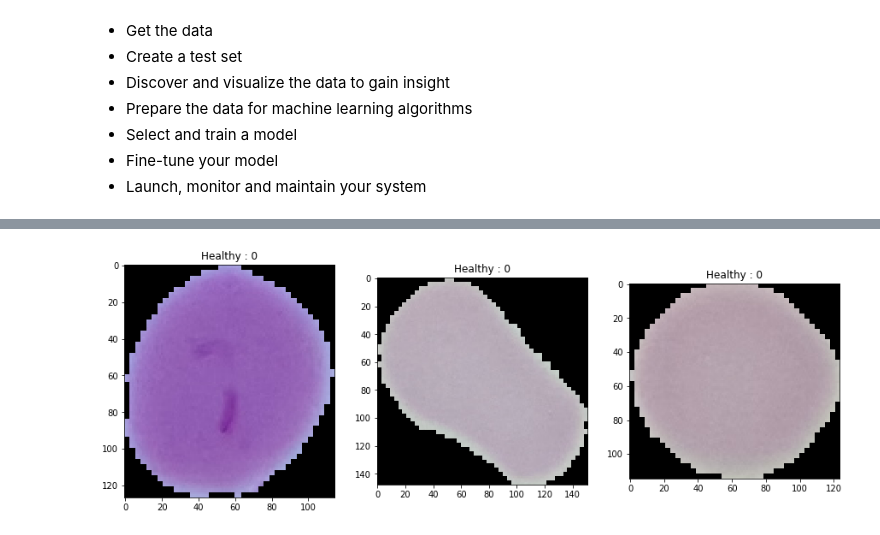
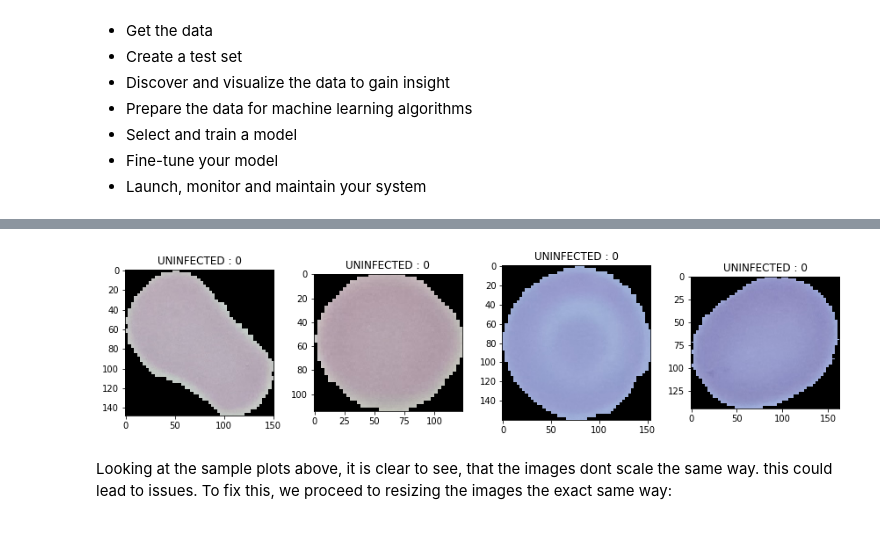
Before and after one commit to OscarPradel/Malaria_J3, a Jupyter notebook: bestSoFar.ipynb, the cells around one changed output, grey strips where cells are left out. Drawn from its saved outputs; the diff is of its cells as text; code cells hidden in the pictures.

```diff
--- a/bestSoFar.ipynb
+++ b/bestSoFar.ipynb
@@ -46,0 +37,11 @@ print(healthy_cells[:2])
+# %%
+#We create two arrays to contain our infected and non-infected images respectively
+parasitized_data = os.listdir('/Users/oscarp/Documents/Malaria_J3/cell_images/Parasitized')
+
+print(parasitized_data[:10]) #the output we get are the .png files
+
+uninfected_data = os.listdir('/Users/oscarp/Documents/Malaria_J3/cell_images/Uninfected')
+
+
+print('\n')
+print(uninfected_data[:10])
@@ -49,10 +55,10 @@ To better understand the difference between the .pmg images of the infected and
 # %%
-
-plt.figure(figsize = (15,15)
-for i in range(3):
-    plt.subplot(1, 3, i+1)
-    img = cv2.imread('/Users/oscarp/Documents/Malaria_J3/cell_images/Parasitized' + "/" + infected_cells[i])
+plt.figure(figsize = (12,12))
+for i in range(4):
+    plt.subplot(1, 4, i+1)
+    img = cv2.imread('/Users/oscarp/Documents/Malaria_J3/cell_images/Parasitized' + "/" + parasitized_data[i])
     plt.imshow(img)
-    plt.title('Infected : 1')
+    plt.title('PARASITIZED : 1')
+    plt.tight_layout()
 plt.show()
 # %% [output]
@@ -60,10 +66,13 @@ plt.show()
 # %%
-plt.figure(figsize = (15,15))
-for i in range(3):
-    plt.subplot(1, 3, i+1)
-    img = cv2.imread('/Users/oscarp/Documents/Malaria_J3/cell_images/Uninfected' + "/" + healthy_cells[i])
+plt.figure(figsize = (12,12))
+for i in range(4):
+    plt.subplot(1, 4, i+1)
+    img = cv2.imread('/Users/oscarp/Documents/Malaria_J3/cell_images/Uninfected' + "/" + uninfected_data[i+1])
     plt.imshow(img)
-    plt.title('Healthy : 0')
+    plt.title('UNINFECTED : 0')
+    plt.tight_layout()
 plt.show()
 # %% [output]
-[figure, old version]
+[figure, new version]
+# %% [markdown]
+Looking at the sample plots above, it is clear to see, that the images dont scale the same way. this could lead to issues. To fix this, we proceed to resizing the images the exact same way:
```
Also changed, not shown: parts of 26 cells of this notebook.
